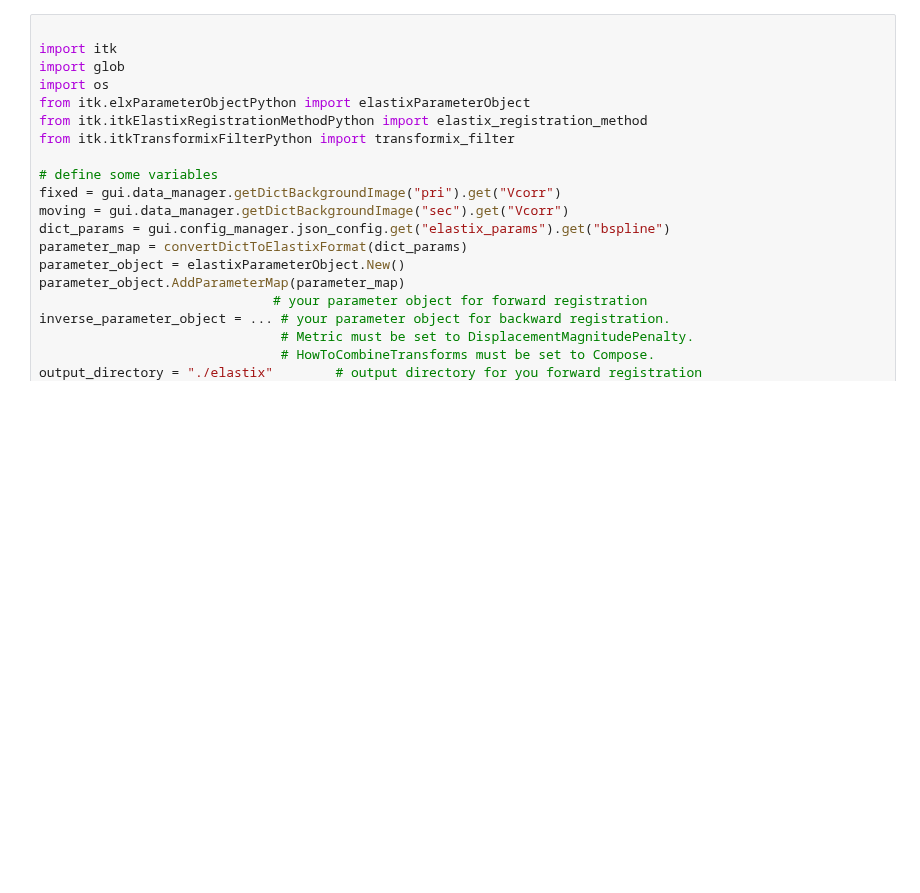
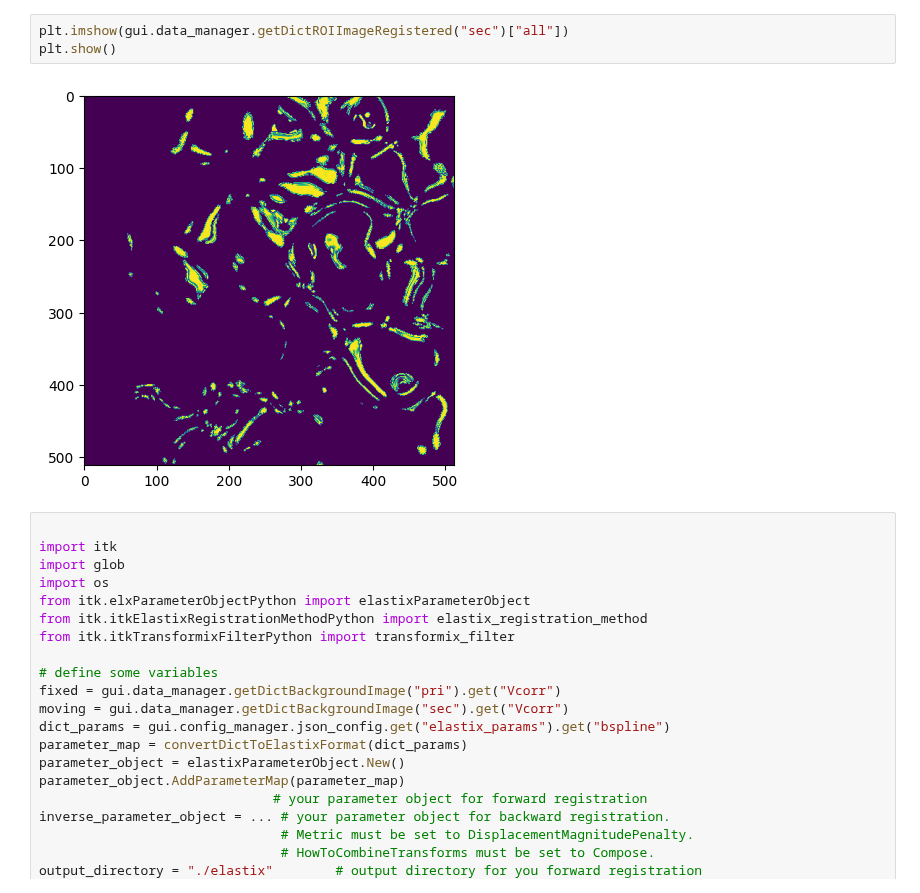
Before and after one commit to dhino2000/optic, a Jupyter notebook: notebook/Suite2pROITrackingGUI_ver02.ipynb, the cells around one changed output. Saved outputs shown, nothing was run; the diff lists cells and outputs as text; blank space fills up the shorter version.

Commit message:
modify registered ROI image visualization

```diff
--- a/notebook/Suite2pROITrackingGUI_ver02.ipynb
+++ b/notebook/Suite2pROITrackingGUI_ver02.ipynb
@@ -444,3 +469,8 @@ if __name__ == "__main__":
+# %%
+plt.imshow(gui.data_manager.getDictROIImageRegistered("sec")["all"])
+plt.show()
+# %% [output]
+[figure, added]
 # %%
 
 import itk
```
Also changed, not shown: parts of 2 cells of this notebook, 3 other files.
